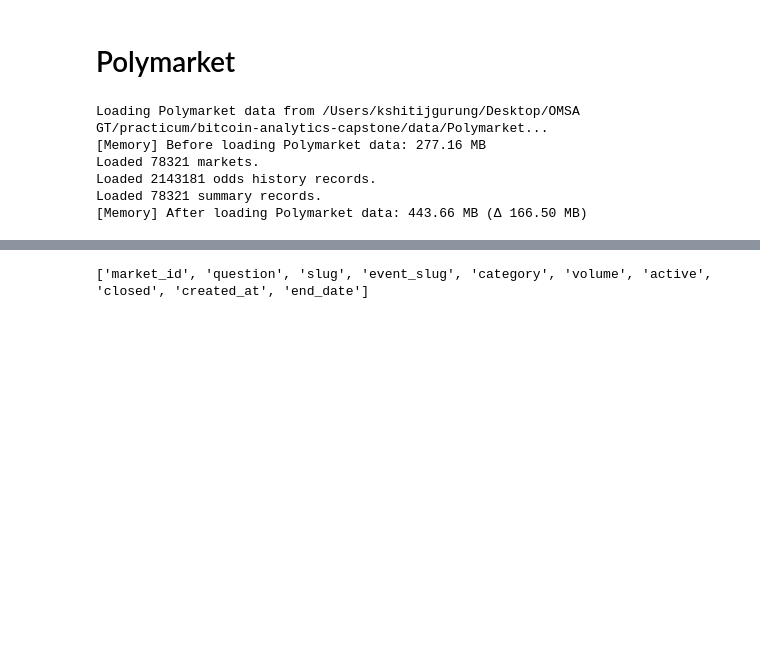
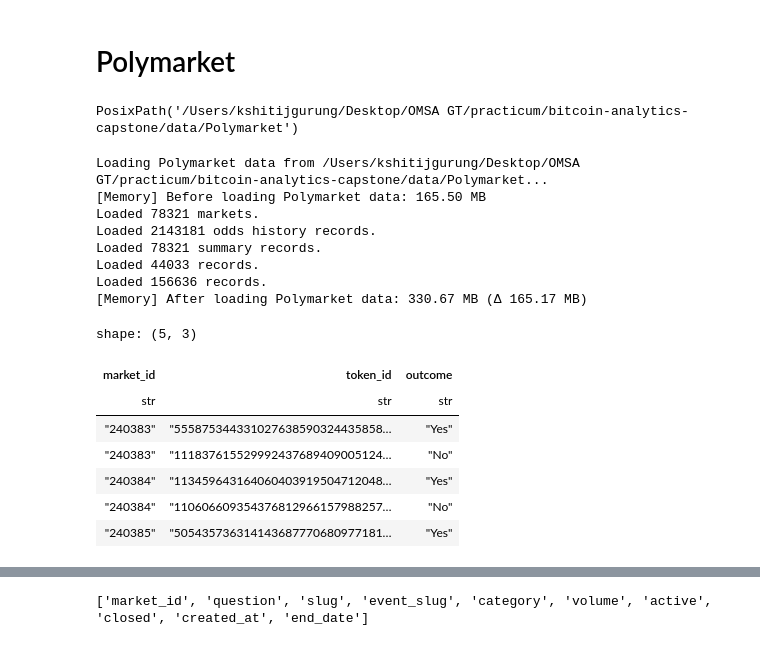
Before and after one commit to gurungkshitij/bitcoin-analytics-capstone, a Jupyter notebook: eda/EDA.ipynb, the cells around one changed output, grey strips where cells are left out. Saved outputs shown, nothing was run; the diff lists cells and outputs as text; code cells hidden in the pictures; blank space fills up the shorter version.

```diff
--- a/eda/EDA.ipynb
+++ b/eda/EDA.ipynb
@@ -468,13 +285,23 @@ The 200 Day Moving Average (blue line) seems to be a perfect support for during
 The massiv spiked on daily returns from the early 2010s are gone and it seems to be relatively stable towards 2026. While the "typical" day for Bitcoin is quiet (0.15% median), the average is pulled upward by massive positive spikes to a 0.36% daily mean. This small daily edge, when compounded over a year, results in an extraordinary 267.75% annualized return, illustrating Bitcoin's characteristic "positive skew."
 # %% [markdown]
 # Polymarket
+# %%
+POLYMARKET_DIR
+# %% [output]
+PosixPath('/Users/kshitijgurung/Desktop/OMSA GT/practicum/bitcoin-analytics-capstone/data/Polymarket')
 # %%
 # Load data using lazy evaluation
-poly_data = load_polymarket_data(POLYMARKET_DIR)
+poly_data = eda.load_polymarket_data(POLYMARKET_DIR)
+markets_df = poly_data.get("markets")
+odds_df = poly_data.get("odds")
+summary_df = poly_data.get("summary")
+tokens_df = poly_data.get("tokens")
 # %% [output]
 Loading Polymarket data from /Users/kshitijgurung/Desktop/OMSA GT/practicum/bitcoin-analytics-capstone/data/Polymarket...
-[Memory] Before loading Polymarket data: 277.16 MB
+[Memory] Before loading Polymarket data: 165.50 MB
 Loaded 78321 markets.
 Loaded 2143181 odds history records.
 Loaded 78321 summary records.
-[Memory] After loading Polymarket data: 443.66 MB (Δ 166.50 MB)
+Loaded 44033 records.
+Loaded 156636 records.
+[Memory] After loading Polymarket data: 330.67 MB (Δ 165.17 MB)
@@ -482,0 +308,11 @@ markets_df = poly_data.get("markets")
+# %%
+tokens_df.head()
+# %% [output]
+shape: (5, 3)
+| market_id | token_id | outcome |
+| str | str | str |
+| "240383" | "555875344331027638590324435858… | "Yes" |
+| "240383" | "111837615529992437689409005124… | "No" |
+| "240384" | "113459643164060403919504712048… | "Yes" |
+| "240384" | "110606609354376812966157988257… | "No" |
+| "240385" | "505435736314143687770680977181… | "Yes" |
```
Also changed, not shown: parts of 10 cells of this notebook.
